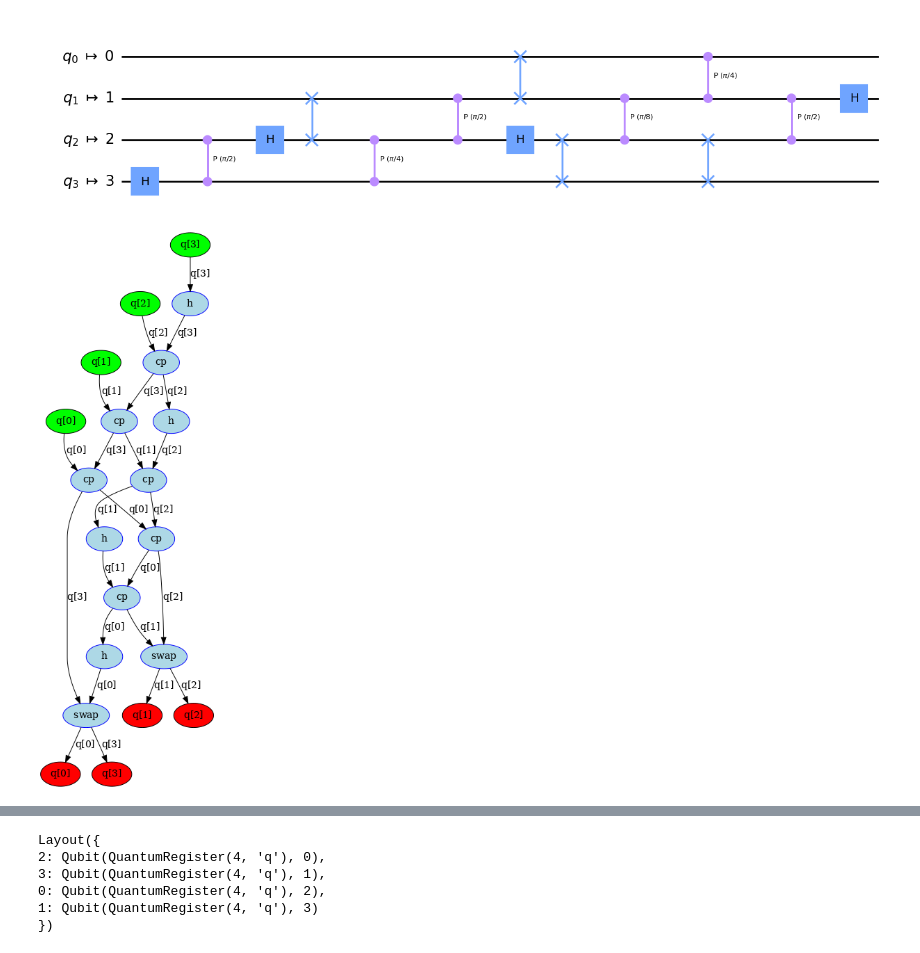
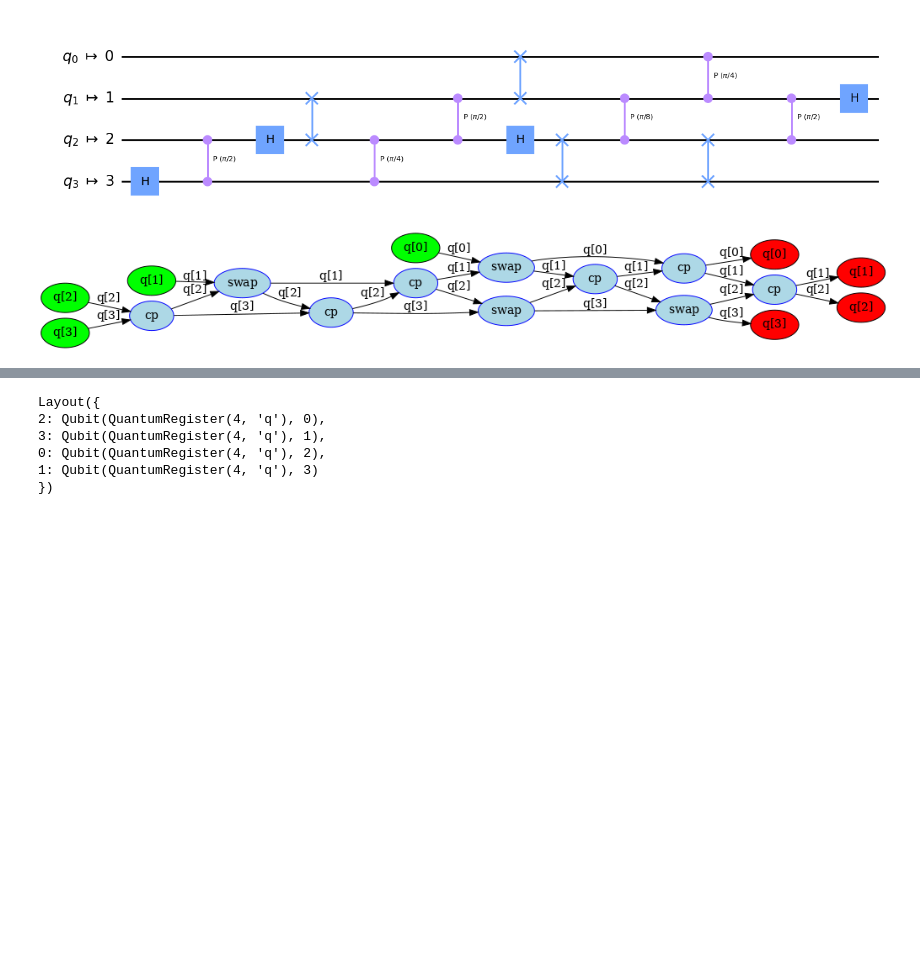
Before and after one commit to Pitt-JonesLab/mirror-gates, a Jupyter notebook: src/notebooks/circuit_dag.ipynb, the cells around one changed output, grey strips where cells are left out. Cells and saved outputs as stored; diff of their text form; code cells hidden in the pictures; blank space fills up the shorter version.

```diff
--- a/src/notebooks/circuit_dag.ipynb
+++ b/src/notebooks/circuit_dag.ipynb
@@ -15,18 +15,23 @@ line = CouplingMap.from_line(4)
 # %%
 from qiskit import transpile
 
-transpile(
+transp1 = transpile(
     qc, coupling_map=line, optimization_level=3, initial_layout=[0, 1, 2, 3]
-).draw(output="mpl")
+)
+transp1.draw(output="mpl")
 # %% [output]
 [figure]
 # %%
 from qiskit.converters import circuit_to_dag
 
-dag = circuit_to_dag(qc)
+dag = circuit_to_dag(transp1)
+# dag only keep 2Q nodes
+for node in dag.topological_op_nodes():
+    if node.op.num_qubits < 2:
+        dag.remove_op_node(node)
 dag.draw()
 # %% [output]
-[figure, old version]
+[figure, new version]
 # %%
 from virtual_swap.pass_managers import SabreVS, SabreQiskit
 
```
Also changed, not shown: parts of 2 cells of this notebook, 2 other files.
